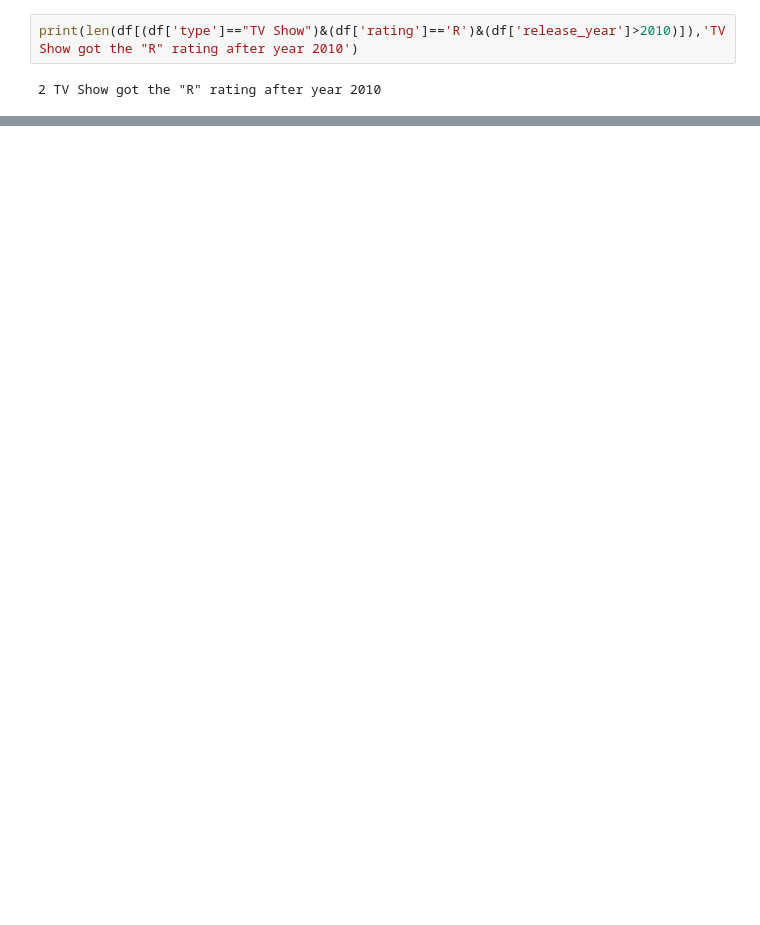
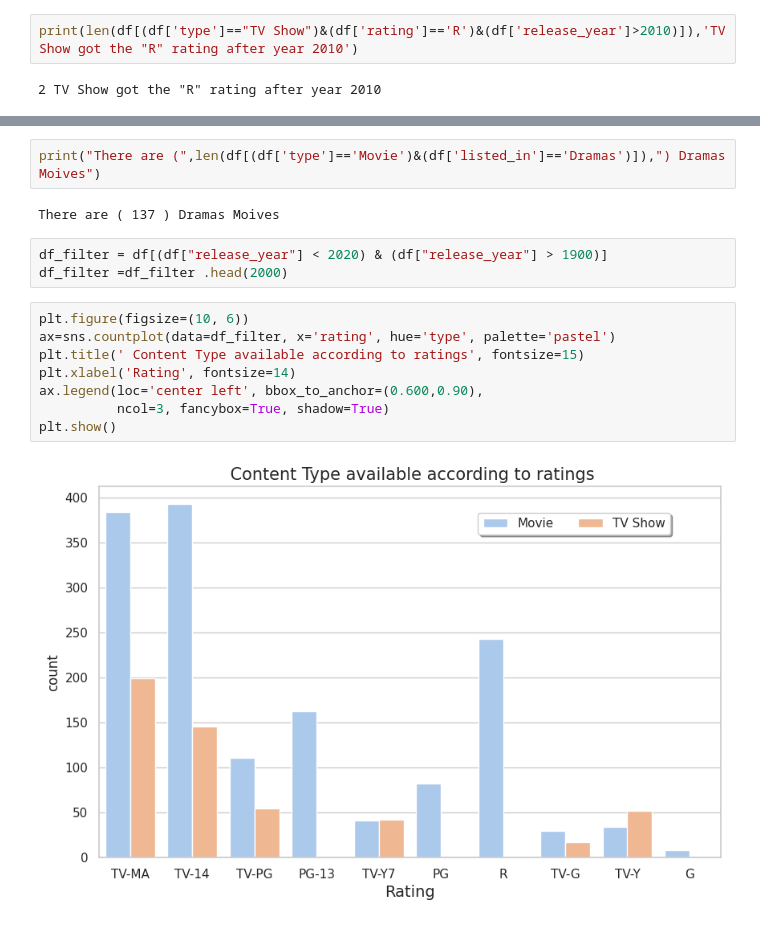
Before and after one commit to Rezashatery/Netflix-Movies-and-TV-Shows-, a Jupyter notebook: netflix-analysis.ipynb, the cells around one changed output, grey strips where cells are left out. Saved outputs shown, nothing was run; the diff lists cells and outputs as text; blank space fills up the shorter version.

```diff
--- a/netflix-analysis.ipynb
+++ b/netflix-analysis.ipynb
@@ -583,0 +636,17 @@ print(len(df[(df['type']=="TV Show")&(df['rating']=='R')&(df['release_year']>201
+# %%
+print("There are (",len(df[(df['type']=='Movie')&(df['listed_in']=='Dramas')]),") Dramas Moives")
+# %% [output]
+There are ( 137 ) Dramas Moives
+# %%
+df_filter = df[(df["release_year"] < 2020) & (df["release_year"] > 1900)]
+df_filter =df_filter .head(2000)
+# %%
+plt.figure(figsize=(10, 6))
+ax=sns.countplot(data=df_filter, x='rating', hue='type', palette='pastel')
+plt.title(' Content Type available according to ratings', fontsize=15)
+plt.xlabel('Rating', fontsize=14)
+ax.legend(loc='center left', bbox_to_anchor=(0.600,0.90),
+          ncol=3, fancybox=True, shadow=True)
+plt.show()
+# %% [output]
+[figure, added]
```
Also changed, not shown: parts of 5 cells of this notebook.
